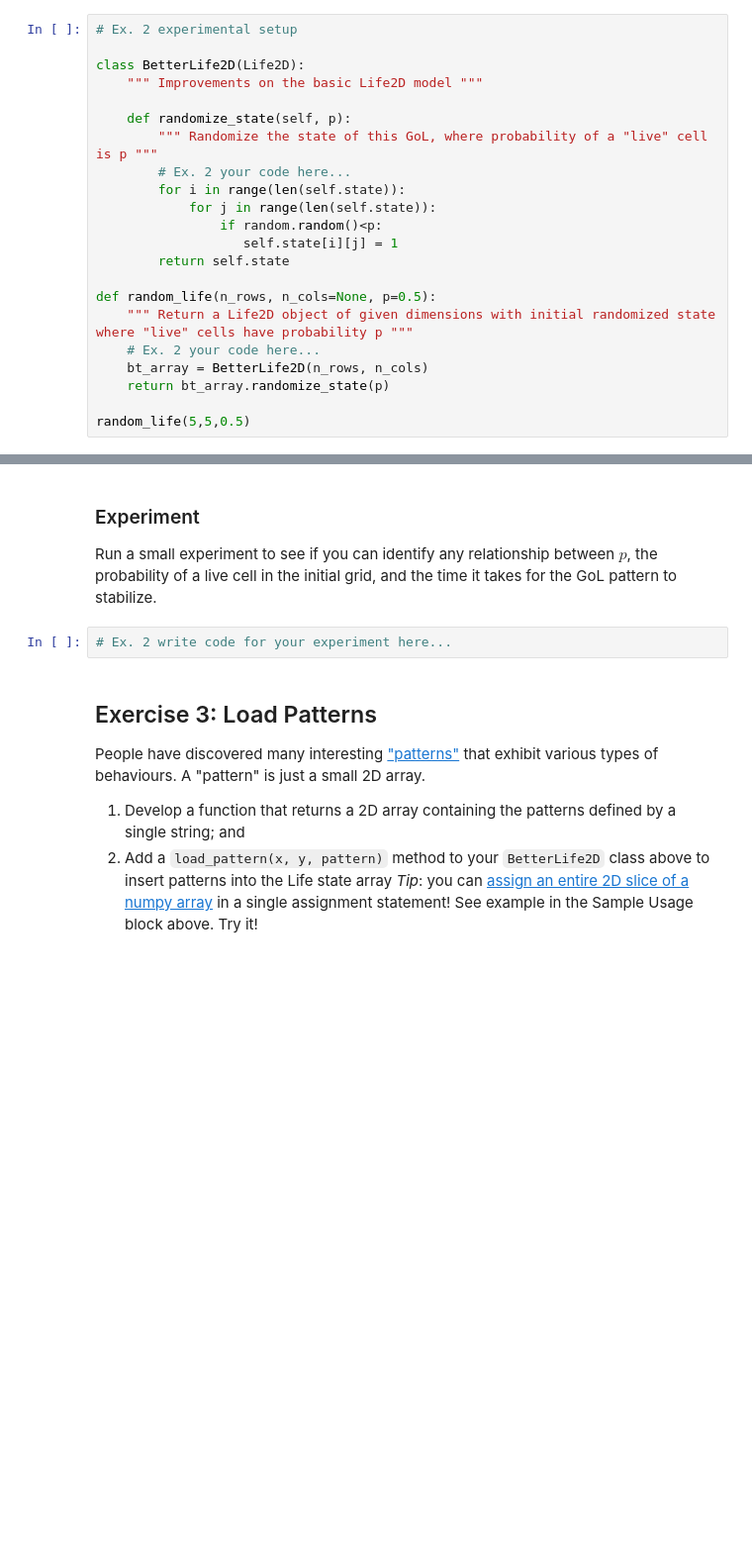
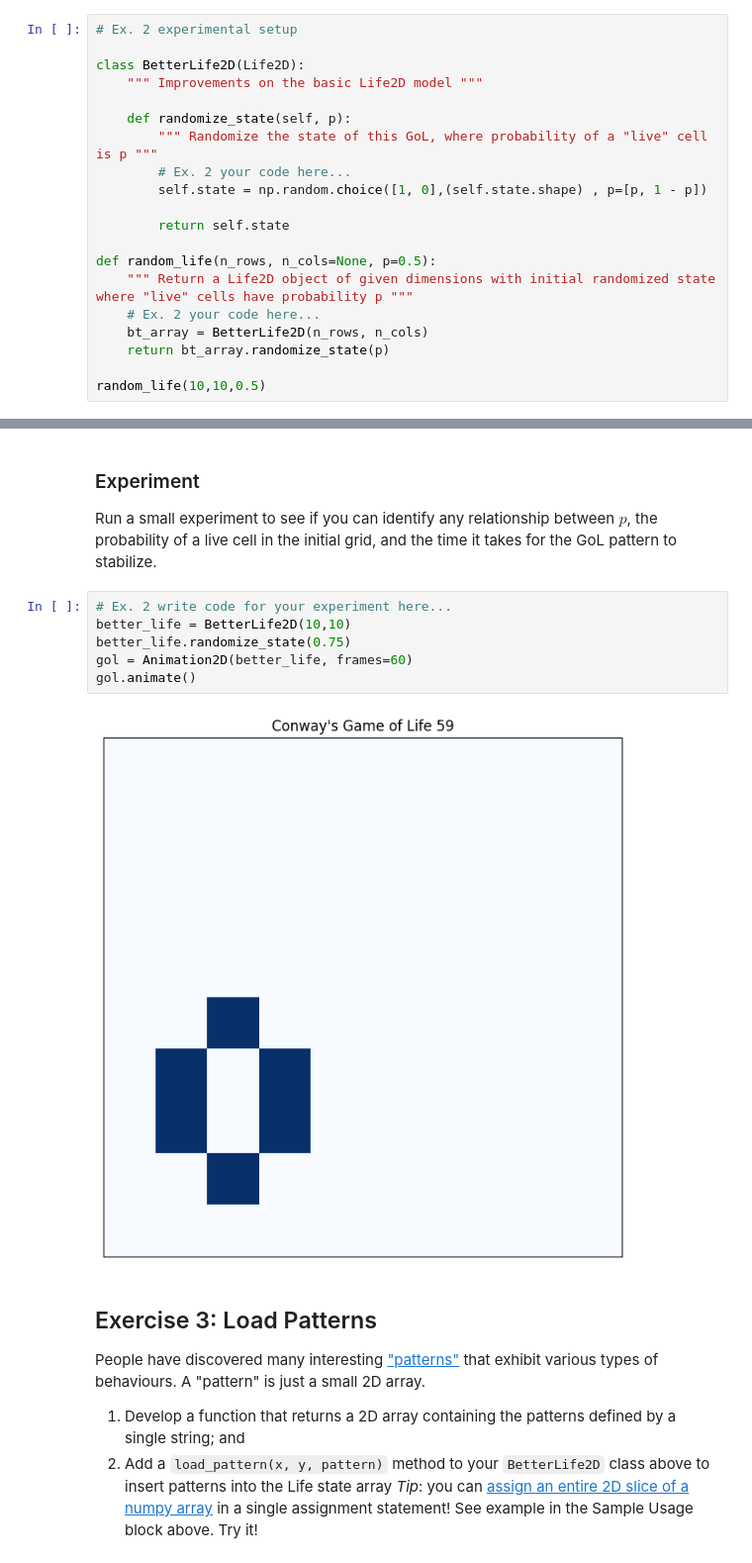
Before and after one commit to iam-arshpreet/cap-comp215, a Jupyter notebook: labs/lab06-GoL.ipynb, the cells around one changed output, grey strips where cells are left out. Shown at 99% size. Saved outputs shown, nothing was run; the diff lists cells and outputs as text; blank space fills up the shorter version.

```diff
--- a/labs/lab06-GoL.ipynb
+++ b/labs/lab06-GoL.ipynb
@@ -187,10 +187,8 @@ class BetterLife2D(Life2D):
     def randomize_state(self, p):
         """ Randomize the state of this GoL, where probability of a "live" cell is p """
         # Ex. 2 your code here...
-        for i in range(len(self.state)):
-            for j in range(len(self.state)):
-                if random.random()<p:
-                   self.state[i][j] = 1
+        self.state = np.random.choice([1, 0],(self.state.shape) , p=[p, 1 - p])
+
         return self.state
 
 def random_life(n_rows, n_cols=None, p=0.5):
@@ -199,5 +197,5 @@ def random_life(n_rows, n_cols=None, p=0.5):
     bt_array = BetterLife2D(n_rows, n_cols)
     return bt_array.randomize_state(p)
 
-random_life(5,5,0.5)
+random_life(10,10,0.5)
 # %% [output]
@@ -211,6 +214,12 @@ array([[0, 0, 0, 0, 0],
 Run a small experiment to see if you can identify any relationship between $p$, the probability of a live cell in the initial grid, and the time it takes for the GoL pattern to stabilize.
 # %%
 # Ex. 2 write code for your experiment here...
+better_life = BetterLife2D(10,10)
+better_life.randomize_state(0.75)
+gol = Animation2D(better_life, frames=60)
+gol.animate()
+# %% [output]
+[figure, added]
 # %% [markdown]
 ## Exercise 3: Load Patterns
 People have discovered many interesting ["patterns"](https://conwaylife.com/wiki/Category:Patterns) that exhibit various types of behaviours.
```
Also changed, not shown: parts of 2 cells of this notebook.
